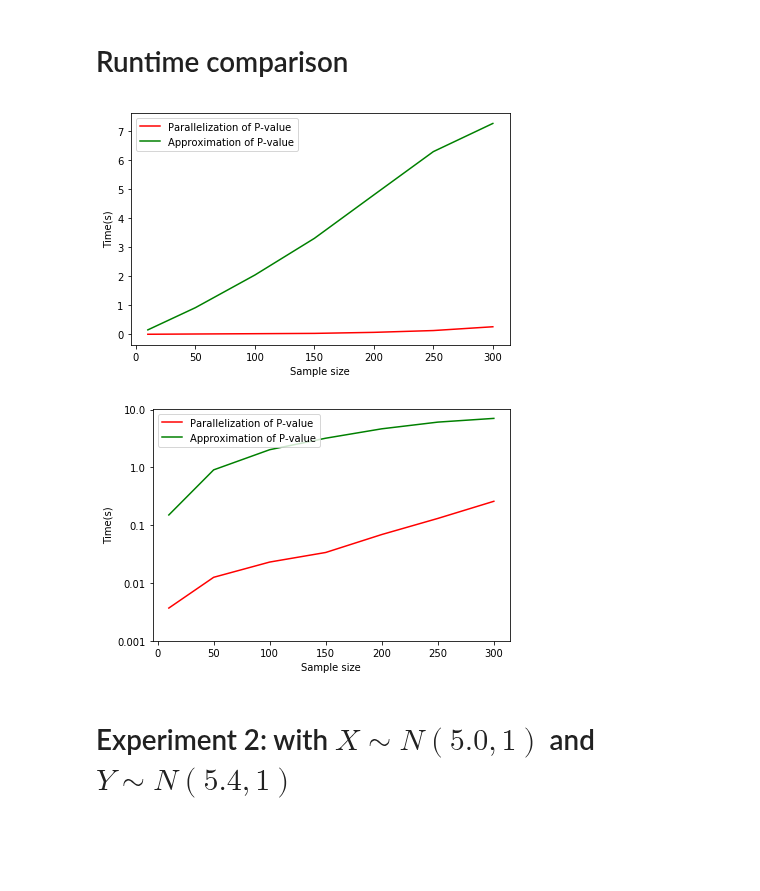
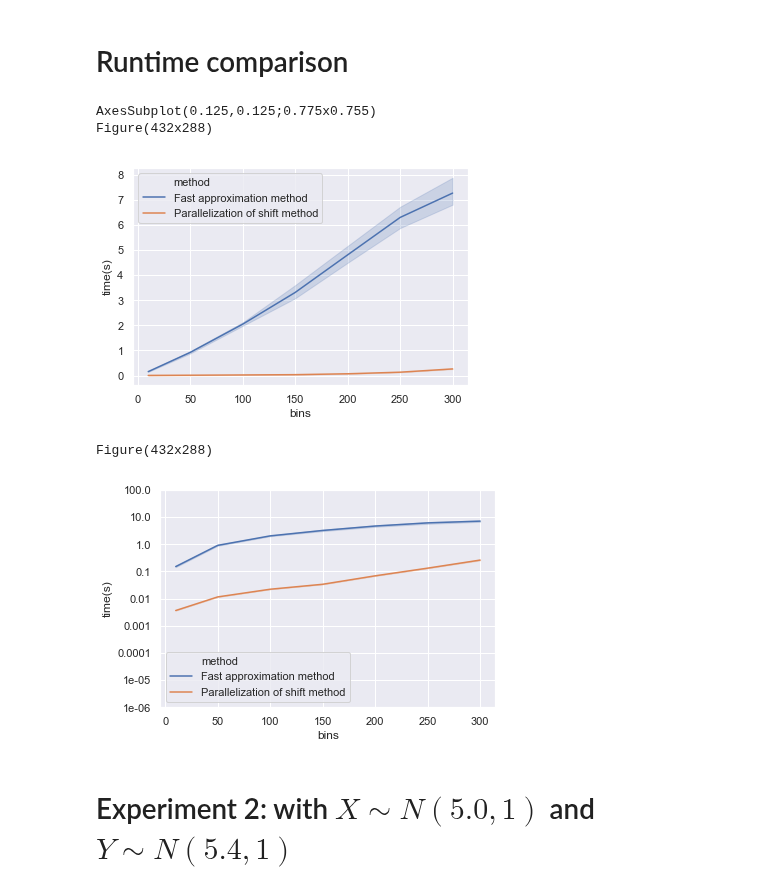
Before and after one commit to statisticalbiotechnology/parallelPermutationTest, a Jupyter notebook: Comparison 2 Time series.ipynb, the cells around one changed output. Cells and saved outputs as stored; diff of their text form; code cells hidden in the pictures; blank space fills up the shorter version.

Commit message:
Added seaborn to accuracy- and time plots

```diff
--- a/Comparison 2 Time series.ipynb
+++ b/Comparison 2 Time series.ipynb
@@ -179,2 +167,0 @@ preparePdMc = preparePandas(TIME_MC5_2,sampleShape, 'fastApprox')
-# %%
-data = preparePdMc + preparePdParallel
@@ -201,4 +167,0 @@ data
-# %%
-pdData = pd.DataFrame(data, columns=['method', 'time(s)','bins'])
-# %%
-RANGE = np.arange(0,10)
@@ -271,35 +208,0 @@ plt.show()
-# %%
-def timePlotSNS(TIMEParallel, TIME_MC, sampleShape, log=False, TIMEsingleThred=False, path=None):
-
-
-    preparePdParallel = preparePandas(TIMEParallel,sampleShape)
-    preparePdMc = preparePandas(TIME_MC,sampleShape, 'fastApprox')
-    data = preparePdMc + preparePdParallel
-    pdData = pd.DataFrame(data, columns=['method', 'time(s)','bins'])
-
-    if log:
-        MAX = max(np.max(TIMEParallel), np.max(TIME_MC))
-        MIN = min(np.min(TIMEParallel), np.min(TIME_MC))
-        if np.any(TIMEsingleThred):
-            MAX = max(np.max(TIMEParallel), np.max(TIME_MC), np.max(TIMEsingleThred))
-            MIN = min(np.min(TIMEParallel), np.min(TIME_MC), np.min(TIMEsingleThred))
-
-
-        snsPlot = sns.lineplot(x="bins", y="time(s)",
-             hue="method",
-             data=pdData)#.set(yticks = RANGE, yticklabels=10**RANGE)
-        plt.yticks(RANGE, 10.0**RANGE)
-
-
-    else:
-        snsPlot = sns.lineplot(x="bins", y="time(s)",
-             hue="method",
-             data=pdData)
-        print(snsPlot)
-
-    if path:
-
-        fig = snsPlot.get_figure()
-        print(fig)
-
-        fig.savefig(path)
@@ -373,13 +254,17 @@ pt_list5_2, pe_list5_2, TIME5_2 = shiftMethod(np.asarray(X_list5_2), np.asarray(
 TIMEParallel5_2 = np.asarray([np.array(T) for T in TIME5_2])
 TIME_MC5_2 = np.asarray([np.array(Tmc) for Tmc in time_listMc5_2])
 # %%
-timePlot(TIMEParallel5_2, TIME_MC5_2, sampleShape, path=getPATH(path, str(mean),"runtime"))
+timePlotSNS(TIMEParallel5_2, TIME_MC5_2, sampleShape, path=getPATH(path, str(mean),"SNSruntime"))
 # %% [output]
+AxesSubplot(0.125,0.125;0.775x0.755)
+Figure(432x288)
-[figure, old version]
+[figure, new version]
 # %%
-timePlot(np.log10(TIMEParallel5_2), np.log10(TIME_MC5_2), sampleShape, path=getPATH(path, str(mean),"runtimeLog"), log=True)
+timePlotSNS(np.log10(TIMEParallel5_2), np.log10(TIME_MC5_2), sampleShape,
+                    path=getPATH(path, str(mean),"SNSruntimeLog"), log=True)
 # %% [output]
+Figure(432x288)
-[figure, old version]
+[figure, new version]
 # %% [markdown]
 # Experiment 2: with $X \sim N(5.0,1)$ and $Y\sim N(5.4,1)$
 # %%
```
Also changed, not shown: parts of 34 cells of this notebook, 45 other files.
